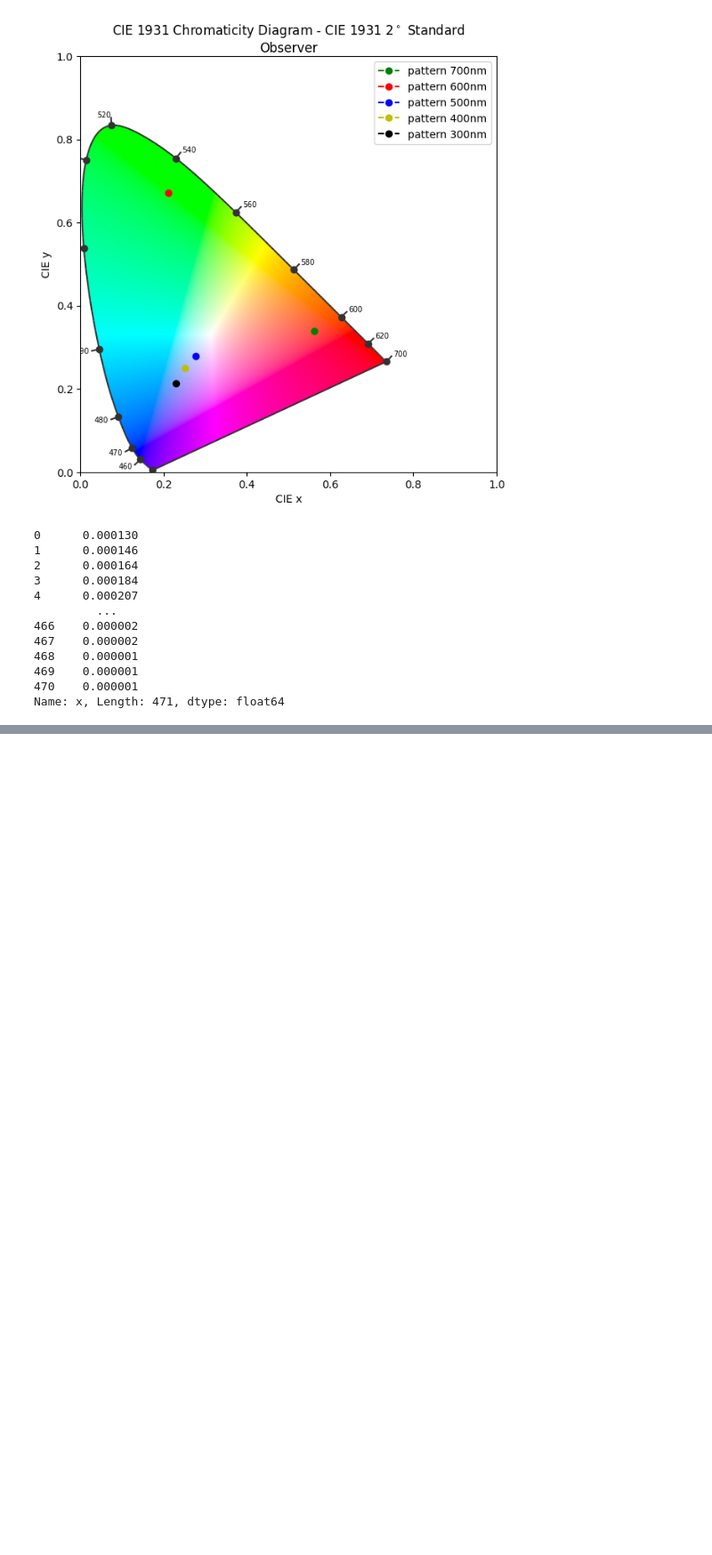
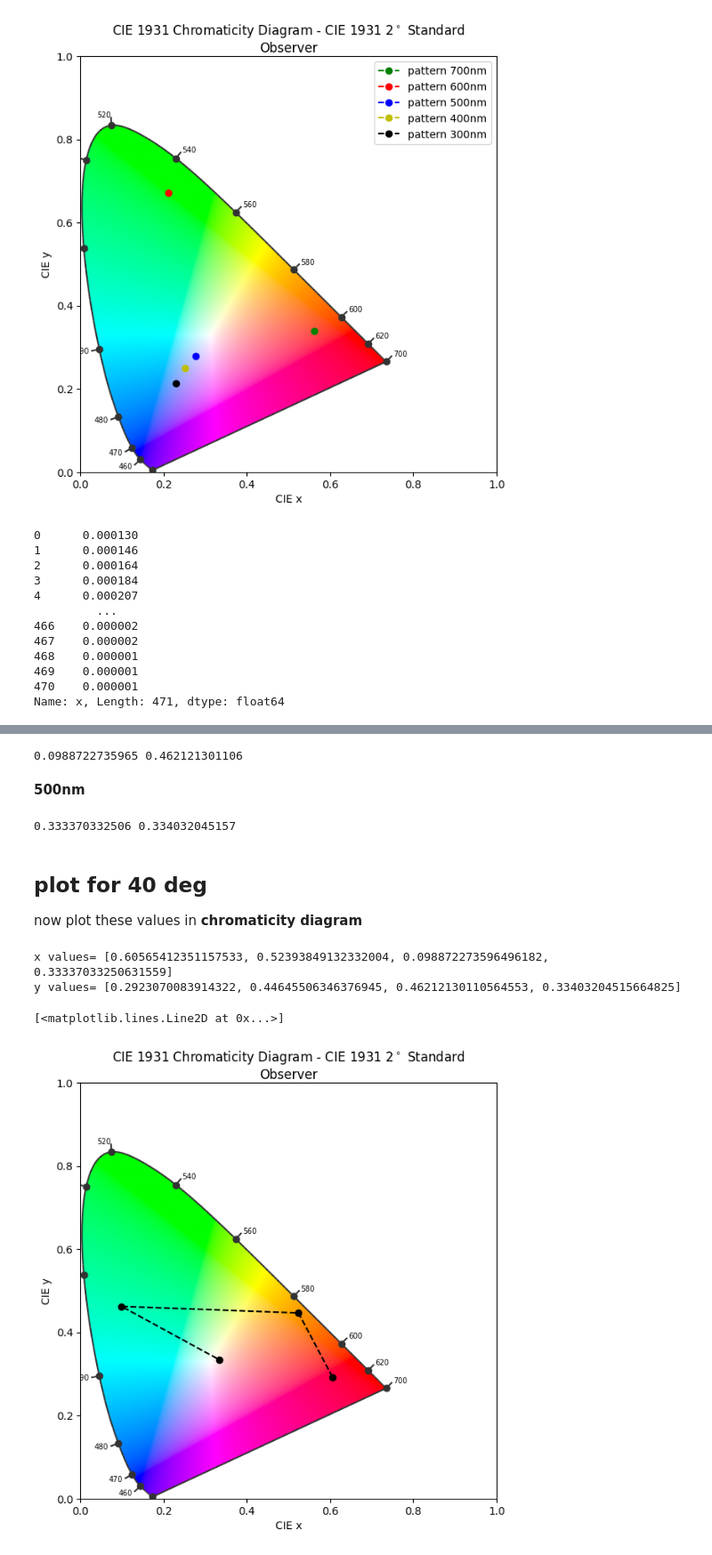
Before and after one commit to Feymankamal/Chromaticity-1931, a Jupyter notebook: colour_map.ipynb, the cells around one changed output, grey strips where cells are left out. Shown at 89% size. Drawn from its saved outputs; the diff is of its cells as text; code cells hidden in the pictures; blank space fills up the shorter version.

```diff
--- a/colour_map.ipynb
+++ b/colour_map.ipynb
@@ -378,0 +512,3 @@ Name: x, Length: 471, dtype: float64
+# %%
+xch40_700,ych40_700=xyval(y40_700)
+print(xch40_700,ych40_700)
@@ -378,0 +519,30 @@ Name: x, Length: 471, dtype: float64
+# %%
+xch40_600,ych40_600=xyval(y40_600)
+print(xch40_600,ych40_600)
+# %% [output]
+0.0988722735965 0.462121301106
+# %% [markdown]
+**500nm**
+# %%
+xch40_500,ych40_500=xyval(y40_500)
+print(xch40_500,ych40_500)
+# %% [output]
+0.333370332506 0.334032045157
+# %% [markdown]
+## plot for 40 deg
+now plot these values in **chromaticity diagram**
+# %%
+x40=[xch40_800,xch40_700,xch40_600,xch40_500]
+y40=[ych40_800,ych40_700,ych40_600,ych40_500]
+print('x values=',x40)
+print('y values=',y40)
+# %% [output]
+x values= [0.60565412351157533, 0.52393849132332004, 0.098872273596496182, 0.33337033250631559]
+y values= [0.2923070083914322, 0.44645506346376945, 0.46212130110564553, 0.33403204515664825]
+# %%
+import colour
+figure, axes = colour.plotting.diagrams.plot_chromaticity_diagram_CIE1931(standalone=False)
+axes.plot(x40, y40, 'ko--')
+# %% [output]
+[<matplotlib.lines.Line2D at 0x...>]
+[figure, added]
```
Also changed, not shown: parts of 28 cells of this notebook.
